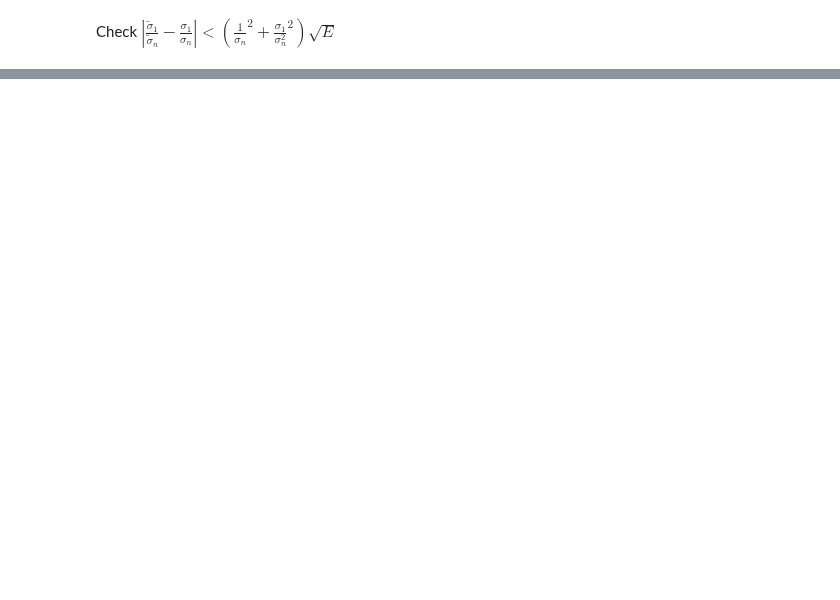
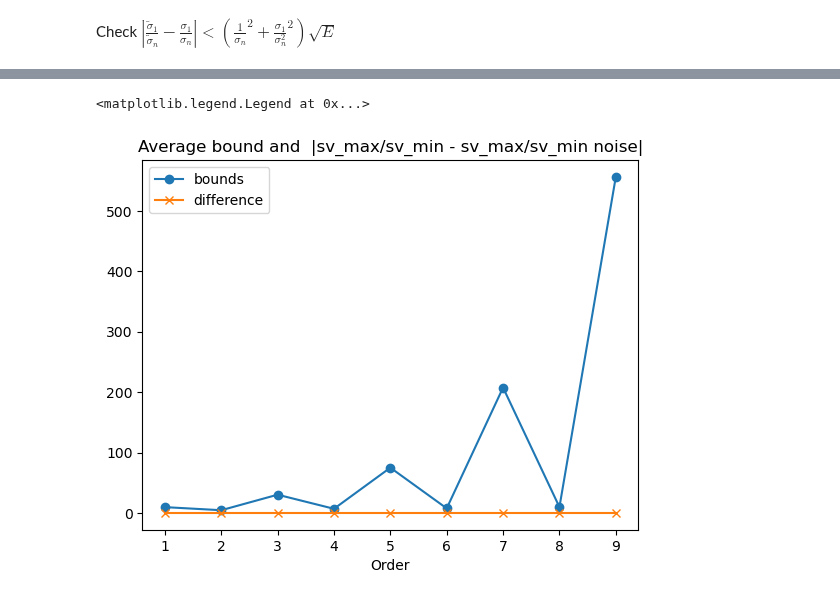
Before and after one commit to HillaryHauger/robust-identifiability-symbolic-recovery, a Jupyter notebook: My Experiments/Robustness Noise SVD.ipynb, the cells around one changed output, grey strips where cells are left out. Drawn from its saved outputs; the diff is of its cells as text; code cells hidden in the pictures; blank space fills up the shorter version.

Commit message:
Error bound put together

```diff
--- a/My Experiments/Robustness Noise SVD.ipynb
+++ b/My Experiments/Robustness Noise SVD.ipynb
@@ -511,7 +601,7 @@ dx=x[1]-x[0]
 # %%
 u_flat, ux_flat = u.flatten(), ux.flatten()
 true_g = np.concatenate([u_flat.reshape(len(u_flat),1), ux_flat.reshape(len(ux_flat),1)], axis=1)
-sv = svd(g_noise, compute_uv=False)
+sv = svd(true_g, compute_uv=False)
 sv_max,sv_min=sv[0],sv[-1]
 print(f"Singular values of g: {sv_max,sv_min}")
 # %% [output]
@@ -571,0 +642,35 @@ Bound: 1.021e-01
+# %%
+M=infinity_norm(uxxx)
+number_noise=10 #<=10
+noise_levels = [0]+[10**(-10+i) for i in range(0,number_noise-1)]
+orders=range(1,10,1)
+print("Order \t Noise level \t |g-g_noise| \t sqrt(E) \t|c-c_noise| \t Bound")
+unorm2=np.sqrt(np.mean(np.square(u)))
+diff_list = []
+bound_list = []
+for order in orders:
+    print(f"{order}")
+    avg_diff=0
+    avg_bound=0
+    for target_noise in noise_levels:
+        var = target_noise * unorm2
+        noise = np.random.normal(0, var, size=u.shape)
+        u_noise = u + noise
+        eps_two = np.linalg.norm(u-u_noise)
+        eps_infty = infinity_norm(u-u_noise)
+
+
+        ux_noise = ps.FiniteDifference(order=order,d=1, axis=0, drop_endpoints=False)._differentiate(u_noise, dx)
+        u_flat_noise, u_x_flat_noise = u_noise.flatten(), ux_noise.flatten()
+        g_noise = np.concatenate([u_flat_noise.reshape(len(u_flat_noise),1), u_x_flat_noise.reshape(len(u_flat_noise),1)], axis=1)
+        E=error_bound_g(eps_two,eps_infty,dx,true_g.shape[0],M,order)
+
+        bound = total_error_conditon(E,sv_max,sv_min)
+        diff = np.abs(ratio-sv_max/sv_min)
+        avg_bound+=bound
+        avg_diff+=diff
+        print(f"\t {target_noise}\t  \t {np.linalg.norm(true_g-g_noise):3.2e} \t {np.sqrt(E):3.2e} \t{diff:3.2e} \t{bound:3.2e}")
+    avg_bound/=number_noise
+    avg_diff/=number_noise
+    bound_list.append(avg_bound)
+    diff_list.append(avg_diff)
@@ -571,0 +695,9 @@ Bound: 1.021e-01
+# %%
+plt.title("Average bound and  |sv_max/sv_min - sv_max/sv_min noise|")
+plt.xlabel("Order")
+plt.plot(orders,bound_list, marker='o',label='bounds')
+plt.plot(orders,diff_list,marker='x',label='difference')
+plt.legend()
+# %% [output]
+<matplotlib.legend.Legend at 0x...>
+[figure, added]
```
Also changed, not shown: parts of 35 cells of this notebook, 3 other files.
